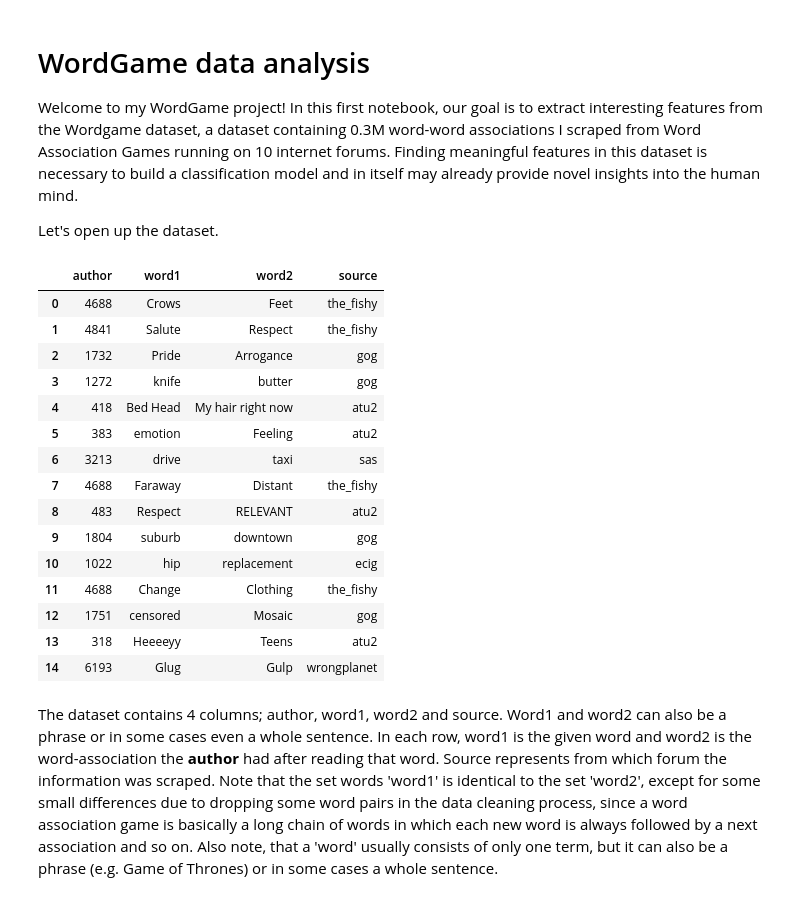
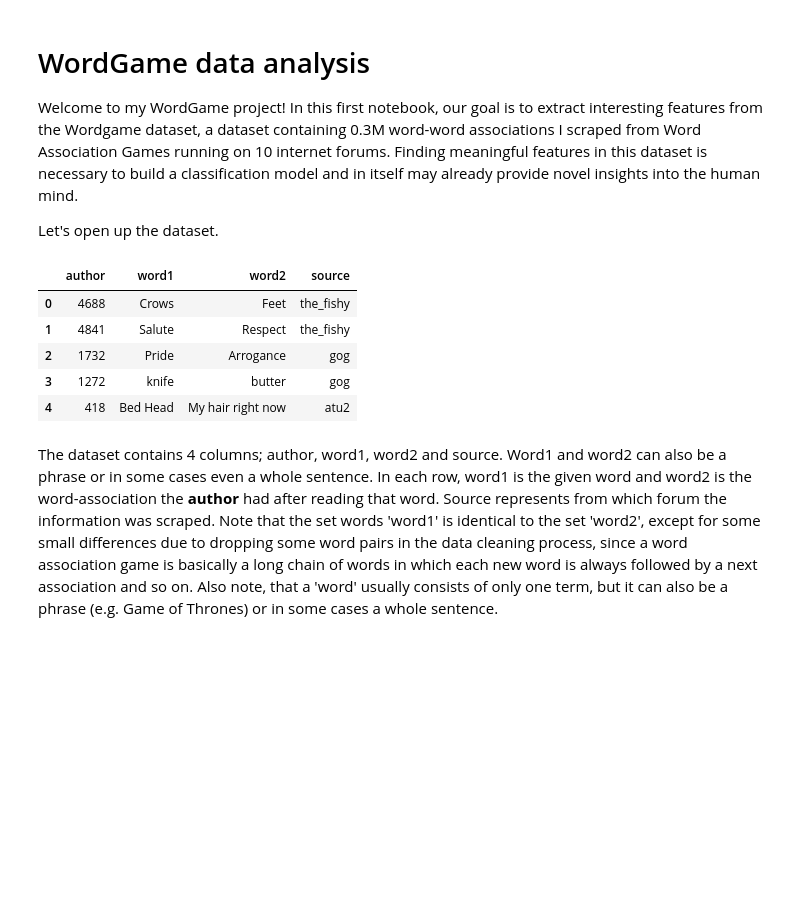
Before and after one commit to louweal/wordgame, a Jupyter notebook: notebooks/Wordgame Data Analysis.ipynb, the cells around one changed output. Saved outputs shown, nothing was run; the diff lists cells and outputs as text; code cells hidden in the pictures; blank space fills up the shorter version.

```diff
--- a/notebooks/Wordgame Data Analysis.ipynb
+++ b/notebooks/Wordgame Data Analysis.ipynb
@@ -7,33 +7,23 @@ Let's open up the dataset.
 # %%
 import pandas as pd
 import numpy as np
 import matplotlib.pyplot as plt
 import seaborn as sns
 
 #df = pd.read_csv('../input/wordgame_201706.csv')
 df = pd.read_csv('../data/processed/wordgame_201706.csv', dtype='object')
 #store words as string
 df['word1'] = df['word1'].astype('str')
 df['word2'] = df['word2'].astype('str')
 #print first rows
-df.head(15)
+df.head()
 # %% [output]
 |  | author | word1 | word2 | source |
 | 0 | 4688 | Crows | Feet | the_fishy |
 | 1 | 4841 | Salute | Respect | the_fishy |
 | 2 | 1732 | Pride | Arrogance | gog |
 | 3 | 1272 | knife | butter | gog |
 | 4 | 418 | Bed Head | My hair right now | atu2 |
-| 5 | 383 | emotion | Feeling | atu2 |
-| 6 | 3213 | drive | taxi | sas |
-| 7 | 4688 | Faraway | Distant | the_fishy |
-| 8 | 483 | Respect | RELEVANT | atu2 |
-| 9 | 1804 | suburb | downtown | gog |
-| 10 | 1022 | hip | replacement | ecig |
-| 11 | 4688 | Change | Clothing | the_fishy |
-| 12 | 1751 | censored | Mosaic | gog |
-| 13 | 318 | Heeeeyy | Teens | atu2 |
-| 14 | 6193 | Glug | Gulp | wrongplanet |
 # %% [markdown]
 The dataset contains 4 columns; author, word1, word2 and source. Word1 and word2 can also be a phrase or in some cases even a whole sentence. In each row, word1 is the given word and word2 is the word-association the **author** had after reading that word. Source represents from which forum the information was scraped. Note that the set words 'word1' is identical to the set 'word2', except for some small differences due to dropping some word pairs in the data cleaning process, since a word association game is basically a long chain of words in which each new word is always followed by a next association and so on. Also note, that a 'word' usually consists of only one term, but it can also be a phrase (e.g. Game of Thrones) or in some cases a whole sentence.
 # %% [markdown]
```
Also changed, not shown: parts of 3 cells of this notebook, 2 other files.
